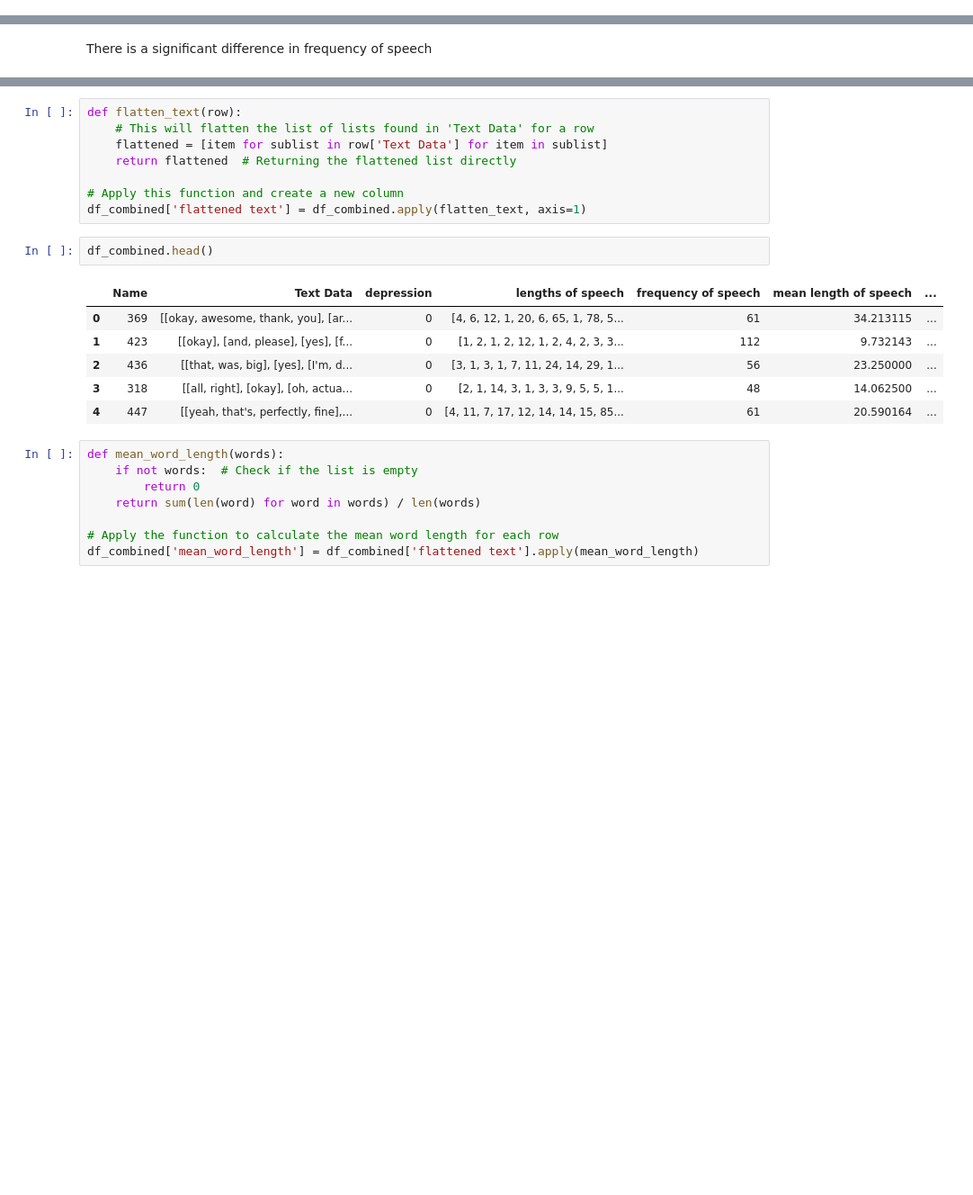
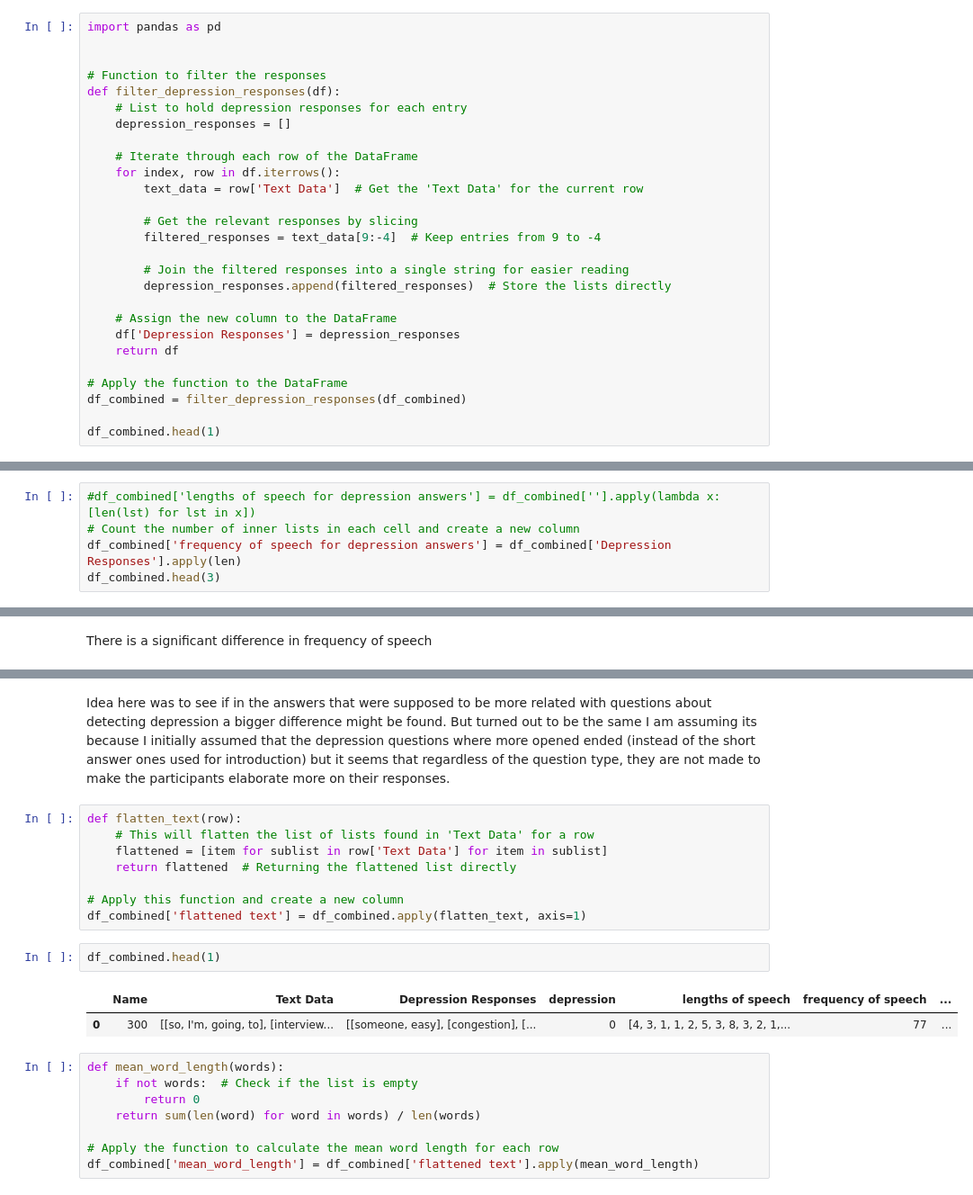
Before and after one commit to sochinghong/SU_project, a Jupyter notebook: EDA_NLP.ipynb, the cells around one changed output, grey strips where cells are left out. Shown at 90% size. Cells and saved outputs as stored; diff of their text form; blank space fills up the shorter version.

```diff
--- a/EDA_NLP.ipynb
+++ b/EDA_NLP.ipynb
@@ -70,0 +100,27 @@ df_combined.head()
+# %%
+import pandas as pd
+
+
+# Function to filter the responses
+def filter_depression_responses(df):
+    # List to hold depression responses for each entry
+    depression_responses = []
+
+    # Iterate through each row of the DataFrame
+    for index, row in df.iterrows():
+        text_data = row['Text Data']  # Get the 'Text Data' for the current row
+
+        # Get the relevant responses by slicing
+        filtered_responses = text_data[9:-4]  # Keep entries from 9 to -4
+
+        # Join the filtered responses into a single string for easier reading
+        depression_responses.append(filtered_responses)  # Store the lists directly
+
+    # Assign the new column to the DataFrame
+    df['Depression Responses'] = depression_responses
+    return df
+
+# Apply the function to the DataFrame
+df_combined = filter_depression_responses(df_combined)
+
+df_combined.head(1)
@@ -118,0 +165,5 @@ df_combined.head()
+# %%
+#df_combined['lengths of speech for depression answers'] = df_combined[''].apply(lambda x: [len(lst) for lst in x])
+# Count the number of inner lists in each cell and create a new column
+df_combined['frequency of speech for depression answers'] = df_combined['Depression Responses'].apply(len)
+df_combined.head(3)
@@ -140,3 +205,5 @@ There is a significant difference in frequency of speech
+# %% [markdown]
+Idea here was to see if in the answers that were supposed to be more related with questions about detecting depression a bigger difference might be found. But turned out to be the same I am assuming its because I initially assumed that the depression questions where more opened ended (instead of the short answer ones used for introduction) but it seems that regardless of the question type, they are not made to make the participants elaborate more on their responses.
 # %%
 def flatten_text(row):
     # This will flatten the list of lists found in 'Text Data' for a row
@@ -146,14 +213,10 @@ def flatten_text(row):
 # Apply this function and create a new column
 df_combined['flattened text'] = df_combined.apply(flatten_text, axis=1)
 # %%
-df_combined.head()
+df_combined.head(1)
 # %% [output]
-|  | Name | Text Data | depression | lengths of speech | frequency of speech | mean length of speech | ... |
-| 0 | 369 | [[okay, awesome, thank, you], [ar... | 0 | [4, 6, 12, 1, 20, 6, 65, 1, 78, 5... | 61 | 34.213115 | ... |
-| 1 | 423 | [[okay], [and, please], [yes], [f... | 0 | [1, 2, 1, 2, 12, 1, 2, 4, 2, 3, 3... | 112 | 9.732143 | ... |
-| 2 | 436 | [[that, was, big], [yes], [I'm, d... | 0 | [3, 1, 3, 1, 7, 11, 24, 14, 29, 1... | 56 | 23.250000 | ... |
-| 3 | 318 | [[all, right], [okay], [oh, actua... | 0 | [2, 1, 14, 3, 1, 3, 3, 9, 5, 5, 1... | 48 | 14.062500 | ... |
-| 4 | 447 | [[yeah, that's, perfectly, fine],... | 0 | [4, 11, 7, 17, 12, 14, 14, 15, 85... | 61 | 20.590164 | ... |
+|  | Name | Text Data | Depression Responses | depression | lengths of speech | frequency of speech | ... |
+| 0 | 300 | [[so, I'm, going, to], [interview... | [[someone, easy], [congestion], [... | 0 | [4, 3, 1, 1, 2, 5, 3, 8, 3, 2, 1,... | 77 | ... |
 # %%
 def mean_word_length(words):
     if not words:  # Check if the list is empty
```
Also changed, not shown: parts of 11 cells of this notebook.
